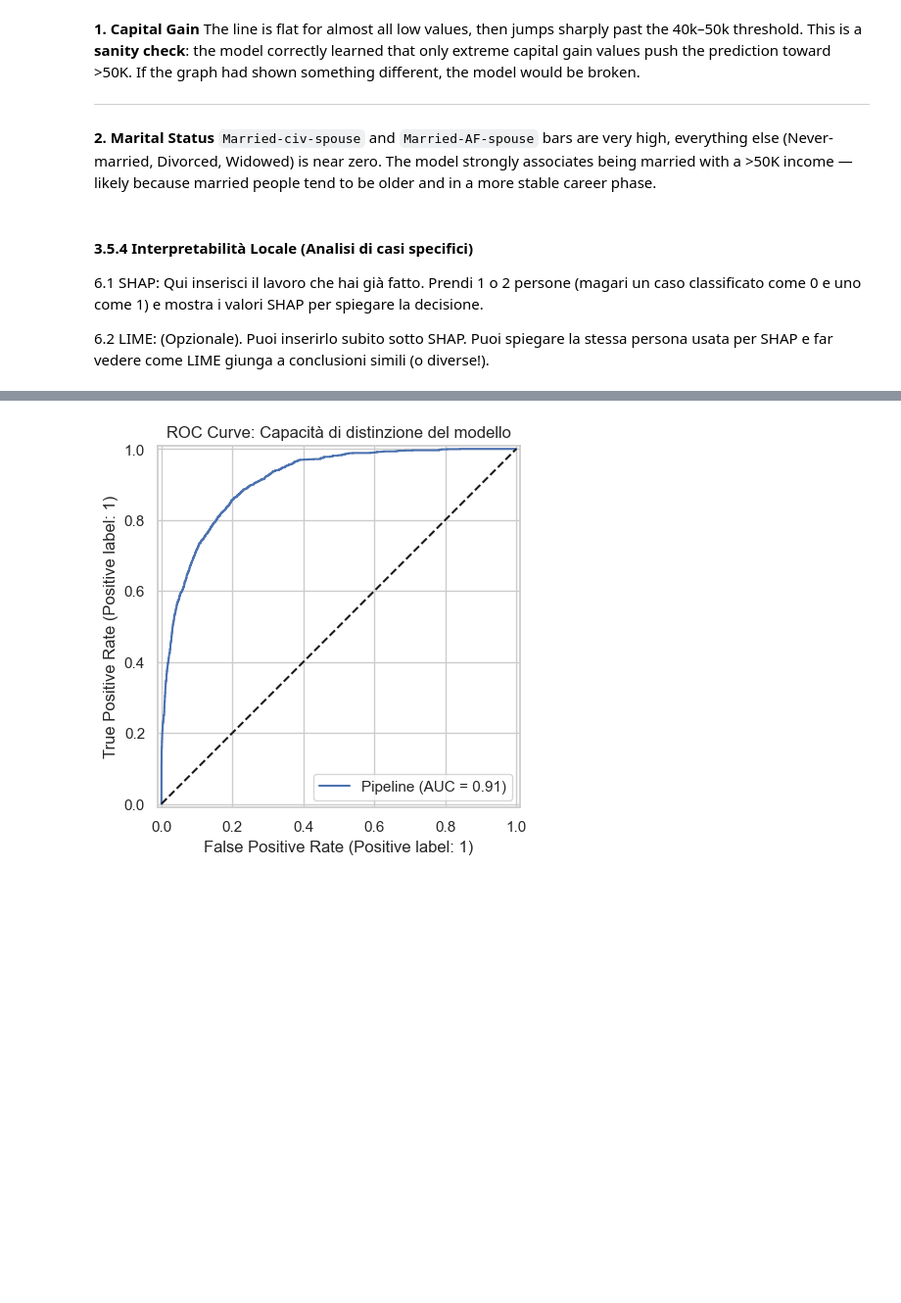
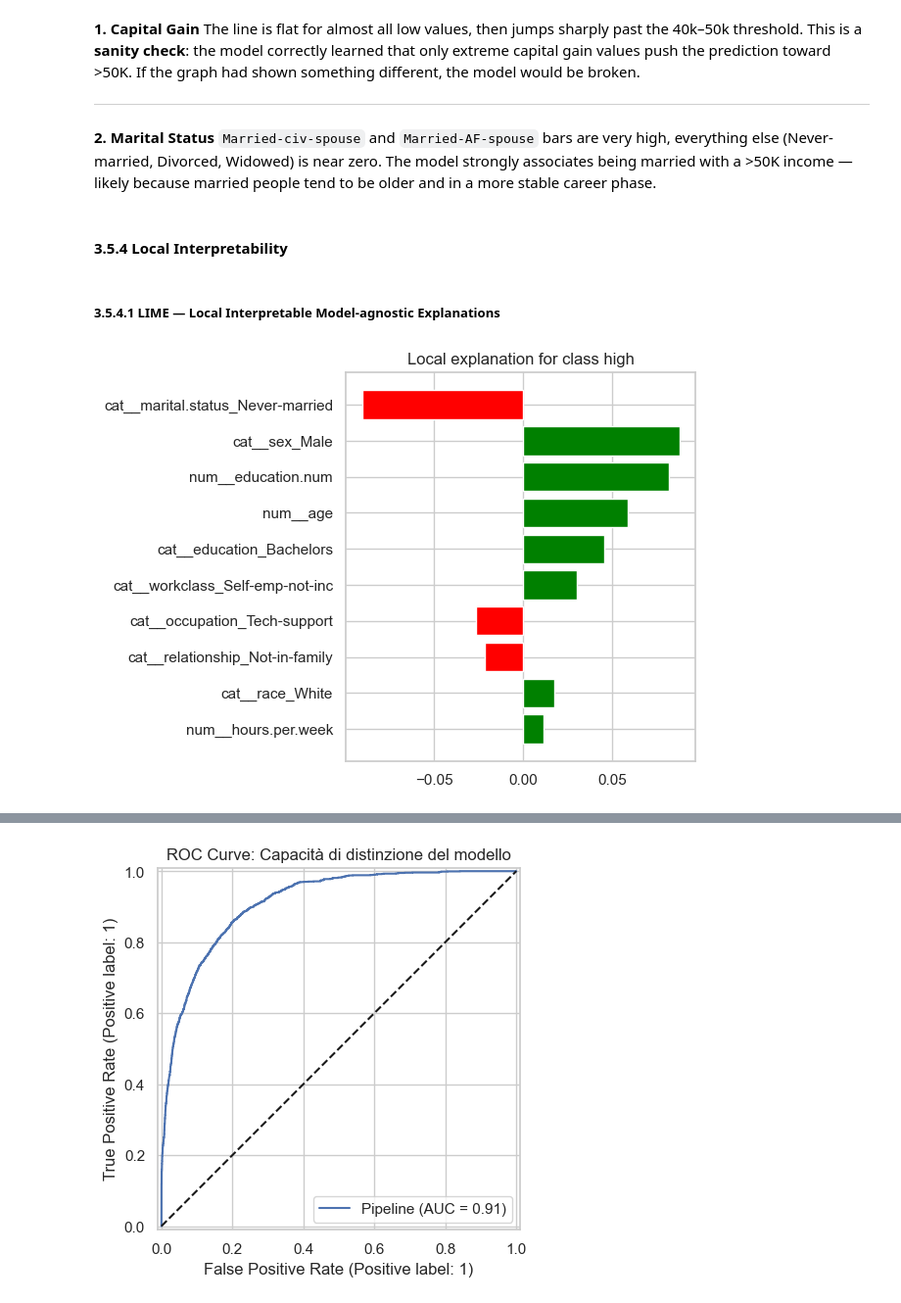
Before and after one commit to M-Barreca/01_Labor_Risk_Profiling, a Jupyter notebook: labor_risk_profiling.ipynb, the cells around one changed output, grey strips where cells are left out. Shown at 98% size. Saved outputs shown, nothing was run; the diff lists cells and outputs as text; code cells hidden in the pictures; blank space fills up the shorter version.

```diff
--- a/labor_risk_profiling.ipynb
+++ b/labor_risk_profiling.ipynb
@@ -665,8 +665,6 @@ This is a **sanity check**: the model correctly learned that only extreme capita
 `Married-civ-spouse` and `Married-AF-spouse` bars are very high, everything else (Never-married, Divorced, Widowed) is near zero.
 The model strongly associates being married with a >50K income — likely because married people tend to be older and in a more stable career phase.
 # %% [markdown]
-#### 3.5.4 Interpretabilità Locale (Analisi di casi specifici)
-
-6.1 SHAP: Qui inserisci il lavoro che hai già fatto. Prendi 1 o 2 persone (magari un caso classificato come 0 e uno come 1) e mostra i valori SHAP per spiegare la decisione.
-
-6.2 LIME: (Opzionale). Puoi inserirlo subito sotto SHAP. Puoi spiegare la stessa persona usata per SHAP e far vedere come LIME giunga a conclusioni simili (o diverse!).
+#### 3.5.4 Local Interpretability
+# %% [markdown]
+##### 3.5.4.1 LIME — Local Interpretable Model-agnostic Explanations
@@ -672,0 +678,21 @@ The model strongly associates being married with a >50K income — likely becaus
+# %%
+X_train_transformed = best_model.named_steps['preprocessor'].transform(X_train)
+X_test_transformed  = best_model.named_steps['preprocessor'].transform(X_test)
+feature_names       = best_model.named_steps['preprocessor'].get_feature_names_out()
+
+explainer = LimeTabularExplainer(
+    X_train_transformed,
+    feature_names=feature_names,
+    class_names=['low', 'high'],
+    mode='classification'
+)
+
+def predict_fn(x):
+    return best_model.named_steps['classifier'].predict_proba(x)
+
+exp = explainer.explain_instance(X_test_transformed[0], predict_fn)
+exp.as_pyplot_figure()
+plt.tight_layout()
+plt.show()
+# %% [output]
+[figure, added]
```
Also changed, not shown: parts of 14 cells of this notebook.
